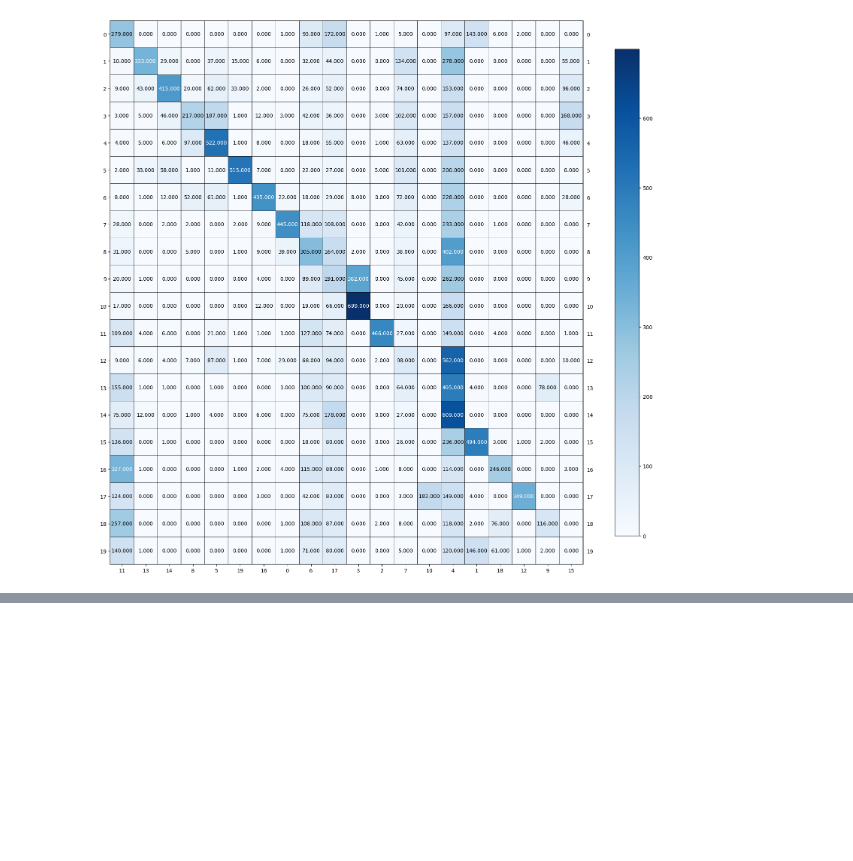
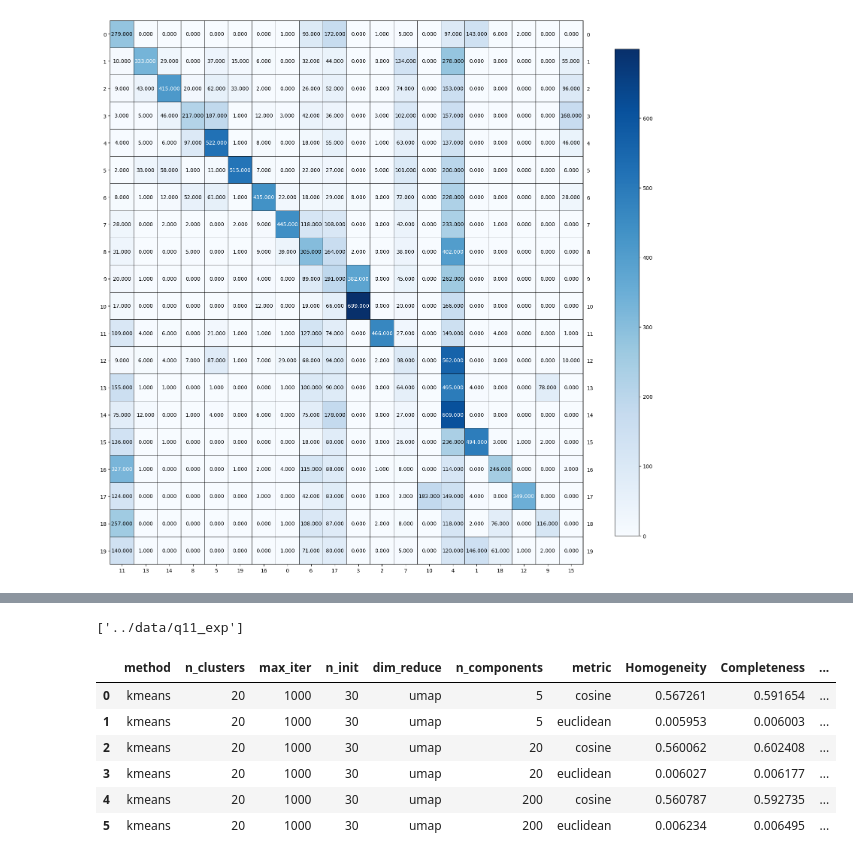
Before and after one commit to papaymaguire/ece219-project4, a Jupyter notebook: project2/notebooks/part01_02.ipynb, the cells around one changed output, grey strips where cells are left out. Saved outputs shown, nothing was run; the diff lists cells and outputs as text; code cells hidden in the pictures; blank space fills up the shorter version.

```diff
--- a/project2/notebooks/part01_02.ipynb
+++ b/project2/notebooks/part01_02.ipynb
@@ -113,0 +123,20 @@ display_contingency_matrix (kmeans, labels)
+# %%
+q10_exp = ClusteringExperiment()
+
+q10_exp.add_reducer("none", {})
+q10_exp.add_reducer("svd", {
+    "n_components": [200]
+})
+q10_exp.add_reducer("nmf", {
+    "n_components": [2, 20]
+})
+
+q10_exp.add_clusterer('kmeans', {
+    "n_clusters": [20],
+    "max_iter": [1000],
+    "n_init": [30]
+})
+
+q10_exp.run(p12_newsgroups_tfidf)
+q10_exp.eval(labels)
+joblib.dump(q10_exp, "../data/q10_exp")
@@ -113,0 +149,30 @@ display_contingency_matrix (kmeans, labels)
+# %%
+q11_exp = ClusteringExperiment()
+
+
+q11_exp.add_reducer("umap", {
+    "n_components": [5, 20, 200],
+    "metric": ["cosine", "euclidean"]
+})
+
+q11_exp.add_clusterer('kmeans', {
+    "n_clusters": [20],
+    "max_iter": [1000],
+    "n_init": [30]
+})
+
+q11_exp.run(p12_newsgroups_tfidf)
+q11_exp.eval(labels)
+joblib.dump(q11_exp, "../data/q11_exp")
+# %% [output]
+['../data/q11_exp']
+# %%
+q11_exp.results
+# %% [output]
+|  | method | n_clusters | max_iter | n_init | dim_reduce | n_components | metric | Homogeneity | Completeness | ... |
+| 0 | kmeans | 20 | 1000 | 30 | umap | 5 | cosine | 0.567261 | 0.591654 | ... |
+| 1 | kmeans | 20 | 1000 | 30 | umap | 5 | euclidean | 0.005953 | 0.006003 | ... |
+| 2 | kmeans | 20 | 1000 | 30 | umap | 20 | cosine | 0.560062 | 0.602408 | ... |
+| 3 | kmeans | 20 | 1000 | 30 | umap | 20 | euclidean | 0.006027 | 0.006177 | ... |
+| 4 | kmeans | 20 | 1000 | 30 | umap | 200 | cosine | 0.560787 | 0.592735 | ... |
+| 5 | kmeans | 20 | 1000 | 30 | umap | 200 | euclidean | 0.006234 | 0.006495 | ... |
```
Also changed, not shown: parts of 12 cells of this notebook, 1 other file.
